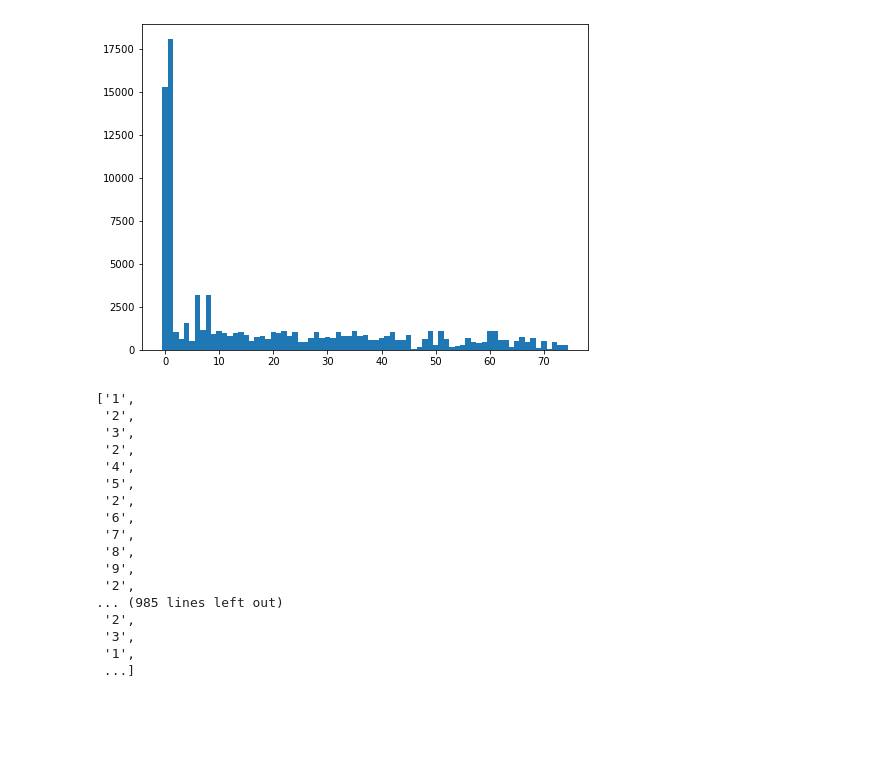
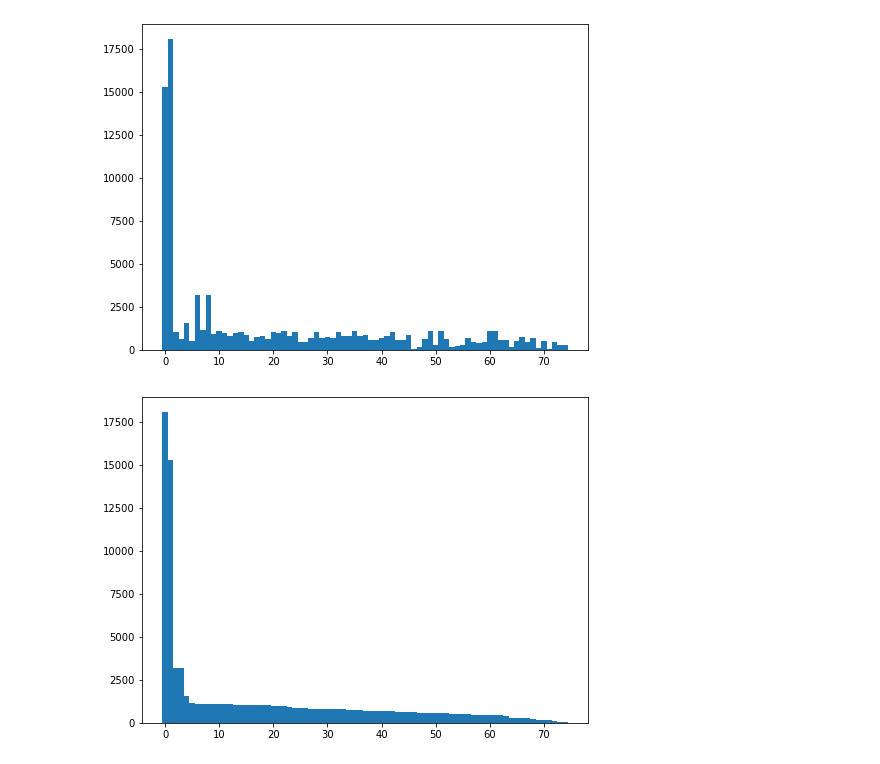
Before and after one commit to ohshane/radical-clustering, a Jupyter notebook: v2.ipynb, the cells around one changed output. Saved outputs shown, nothing was run; the diff lists cells and outputs as text; code cells hidden in the pictures; blank space fills up the shorter version.

```diff
--- a/v2.ipynb
+++ b/v2.ipynb
@@ -137,24 +137,12 @@ plt.bar(indexes, d.values(), width=1)
 plt.show()
 # %% [output]
 [figure]
-# %%
-register
-f
-# %% [output]
-['1',
- '2',
- '3',
- '2',
- '4',
- '5',
- '2',
- '6',
- '7',
- '8',
- '9',
- '2',
-... (985 lines left out)
- '2',
- '3',
- '1',
- ...]
+# %%
+d = dict(sorted(dict(Counter(f)).items(), key=lambda x: x[1], reverse=True))
+indexes = np.arange(len(d))
+
+plt.figure(figsize=(8,6))
+plt.bar(indexes, d.values(), width=1)
+plt.show()
+# %% [output]
+[figure, added]
```
Also changed, not shown: parts of 3 cells of this notebook, 1 other file.
